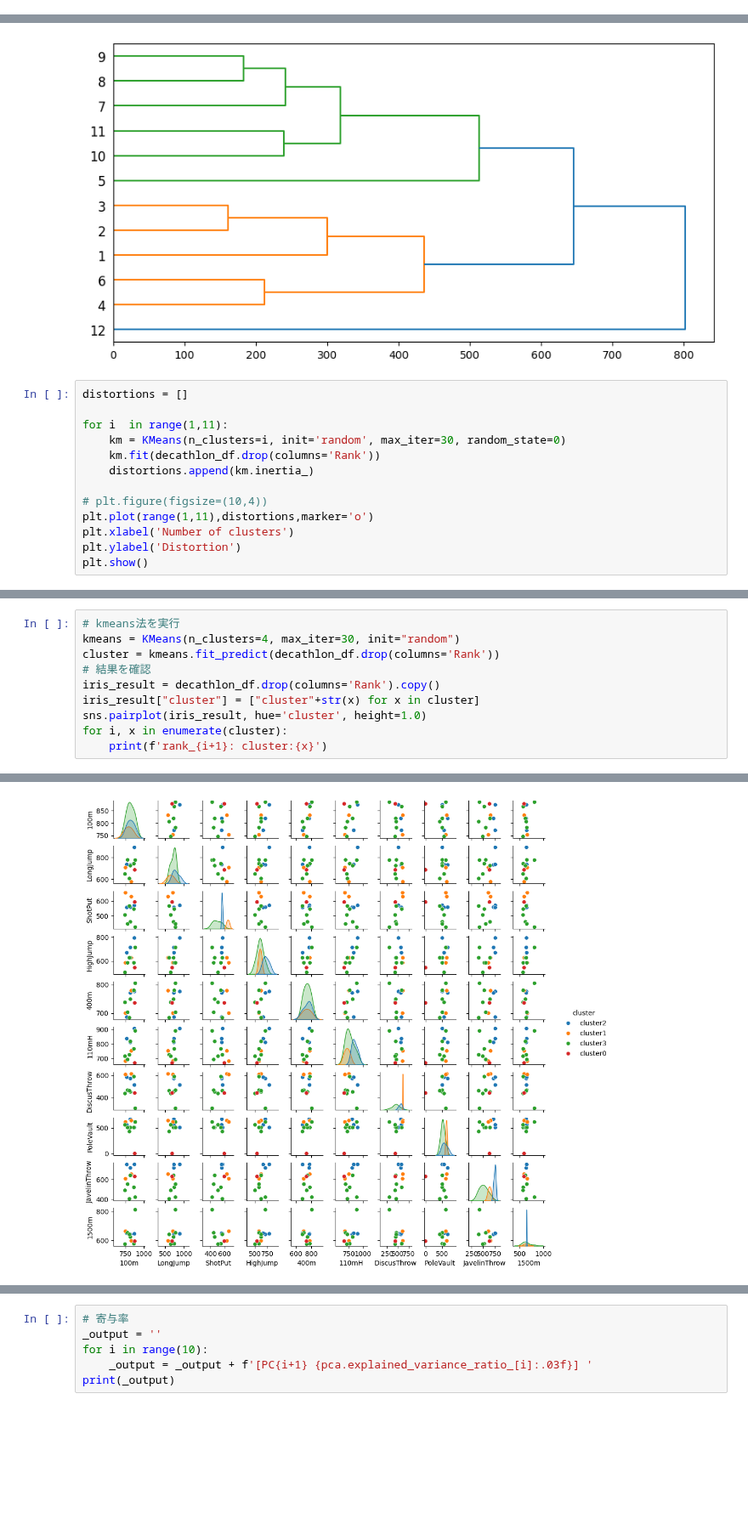
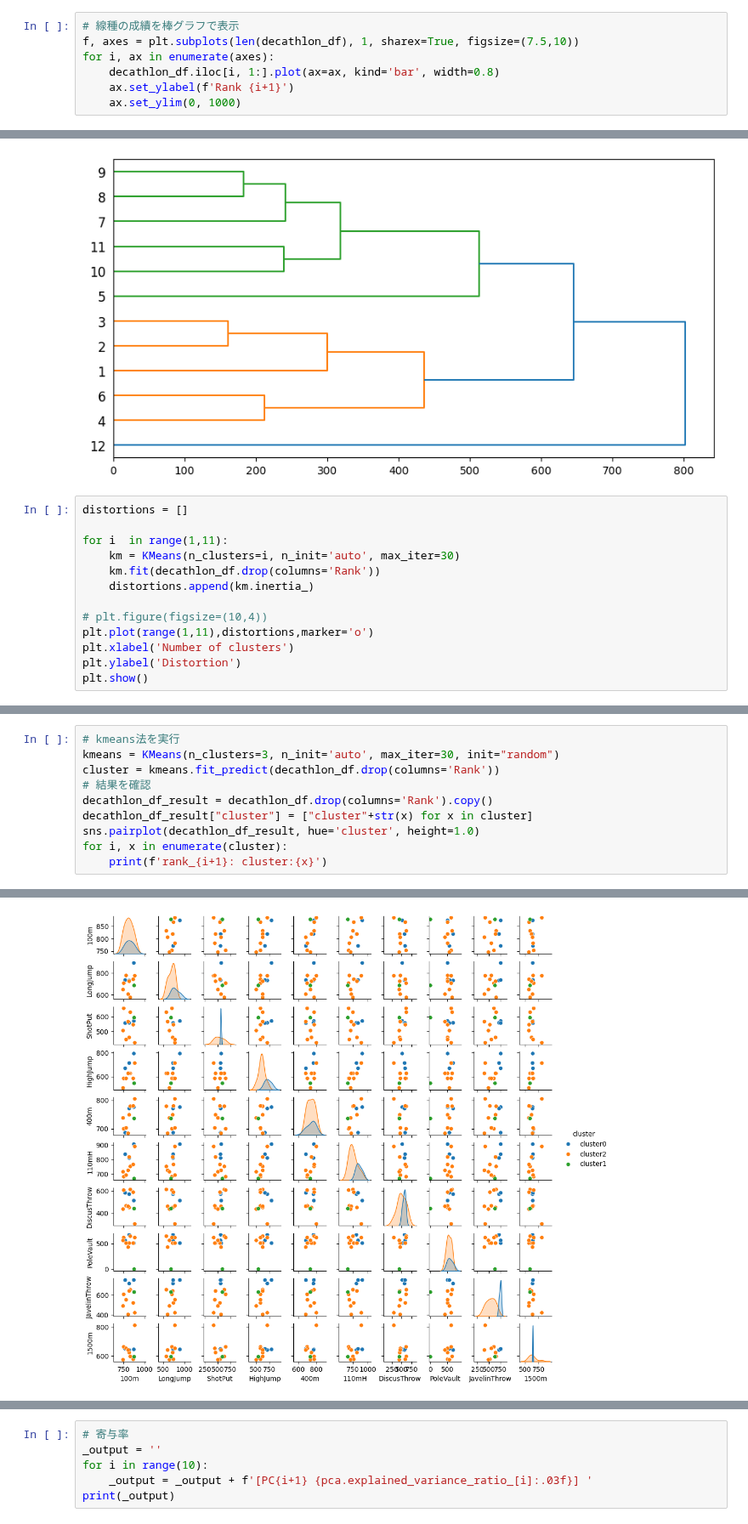
Before and after one commit to KHiraGit/sudspg_ds, a Jupyter notebook: ds13_sklearn_pca_decathlon_ic103.ipynb, the cells around one changed output, grey strips where cells are left out. Shown at 85% size. Drawn from its saved outputs; the diff is of its cells as text; blank space fills up the shorter version.

```diff
--- a/ds13_sklearn_pca_decathlon_ic103.ipynb
+++ b/ds13_sklearn_pca_decathlon_ic103.ipynb
@@ -35,3 +35,10 @@ decathlon_df.head()
 | 2 | 3 | 771 | 736 | 557 | 670 | 686 | 836 | 584 | 562 | 752 | ... |
 | 3 | 4 | 832 | 576 | 631 | 627 | 779 | 751 | 615 | 645 | 655 | ... |
 | 4 | 5 | 885 | 776 | 423 | 714 | 805 | 890 | 303 | 617 | 421 | ... |
+# %%
+# 線種の成績を棒グラフで表示
+f, axes = plt.subplots(len(decathlon_df), 1, sharex=True, figsize=(7.5,10))
+for i, ax in enumerate(axes):
+    decathlon_df.iloc[i, 1:].plot(ax=ax, kind='bar', width=0.8)
+    ax.set_ylabel(f'Rank {i+1}')
+    ax.set_ylim(0, 1000)
@@ -53,7 +62,7 @@ ax = hierarchy.dendrogram(Z=linkage, orientation='right', labels=decathlon_df['R
 distortions = []
 
 for i  in range(1,11):
-    km = KMeans(n_clusters=i, init='random', max_iter=30, random_state=0)
+    km = KMeans(n_clusters=i, n_init='auto', max_iter=30)
     km.fit(decathlon_df.drop(columns='Rank'))
     distortions.append(km.inertia_)
 
@@ -67,11 +76,11 @@ plt.show()
 # %%
 # kmeans法を実行
-kmeans = KMeans(n_clusters=4, max_iter=30, init="random")
+kmeans = KMeans(n_clusters=3, n_init='auto', max_iter=30, init="random")
 cluster = kmeans.fit_predict(decathlon_df.drop(columns='Rank'))
 # 結果を確認
-iris_result = decathlon_df.drop(columns='Rank').copy()
-iris_result["cluster"] = ["cluster"+str(x) for x in cluster]
-sns.pairplot(iris_result, hue='cluster', height=1.0)
+decathlon_df_result = decathlon_df.drop(columns='Rank').copy()
+decathlon_df_result["cluster"] = ["cluster"+str(x) for x in cluster]
+sns.pairplot(decathlon_df_result, hue='cluster', height=1.0)
 for i, x in enumerate(cluster):
     print(f'rank_{i+1}: cluster:{x}')
 # %% [output]
@@ -90,2 +99,2 @@ rank_12: cluster:0
-[figure, old version]
+[figure, new version]
 # %%
```
Also changed, not shown: parts of 14 cells of this notebook.
